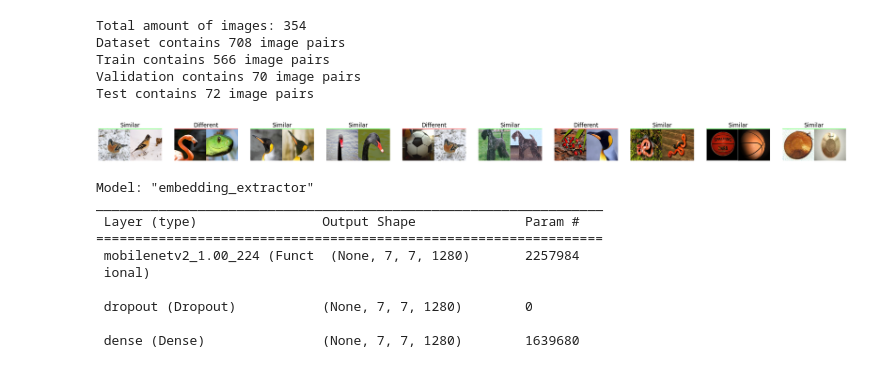
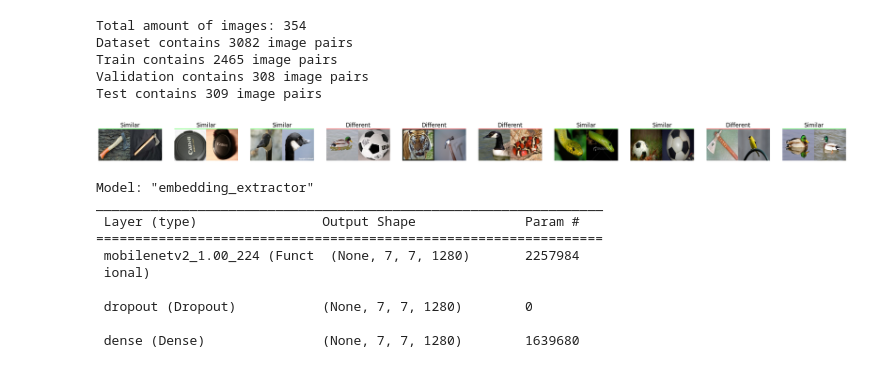
Before and after one commit to Svendpai/semantic-image-similarity, a Jupyter notebook: deep-learning/models/contrastive_loss_embedding_extractor/loss_contrastive.ipynb, the cells around one changed output. Saved outputs shown, nothing was run; the diff lists cells and outputs as text; code cells hidden in the pictures.

Commit message:
new deep-learning tests

```diff
--- a/deep-learning/models/contrastive_loss_embedding_extractor/loss_contrastive.ipynb
+++ b/deep-learning/models/contrastive_loss_embedding_extractor/loss_contrastive.ipynb
@@ -1,29 +1,29 @@
 # %%
 import sys
 sys.path.append('../../utility')
 import util
 import numpy as np
 
 folders = util.load_images('../../data/dataset_pairs')
-data, labels = util.create_pairs(folders)
+data, labels = util.create_pairs_v2(folders)
 data, labels = util.shuffle_data(data, labels)
 data_split, labels_split = util.split_data(data, labels)
 data_train, data_val, data_test = data_split
 labels_train, labels_val, labels_test = labels_split
 
 print('Dataset contains', data.shape[0], 'image pairs')
 print('Train contains', data_train.shape[0], 'image pairs')
 print('Validation contains', data_val.shape[0], 'image pairs')
 print('Test contains', data_test.shape[0], 'image pairs')
 
 util.visualize(data_train, labels_train)
 # %% [output]
 Total amount of images: 354
-Dataset contains 708 image pairs
-Train contains 566 image pairs
-Validation contains 70 image pairs
-Test contains 72 image pairs
+Dataset contains 3082 image pairs
+Train contains 2465 image pairs
+Validation contains 308 image pairs
+Test contains 309 image pairs
-[figure, old version]
+[figure, new version]
 # %%
 # Import libraries and modules
 import numpy as np
```
Also changed, not shown: parts of 4 cells of this notebook, 14 other files.
